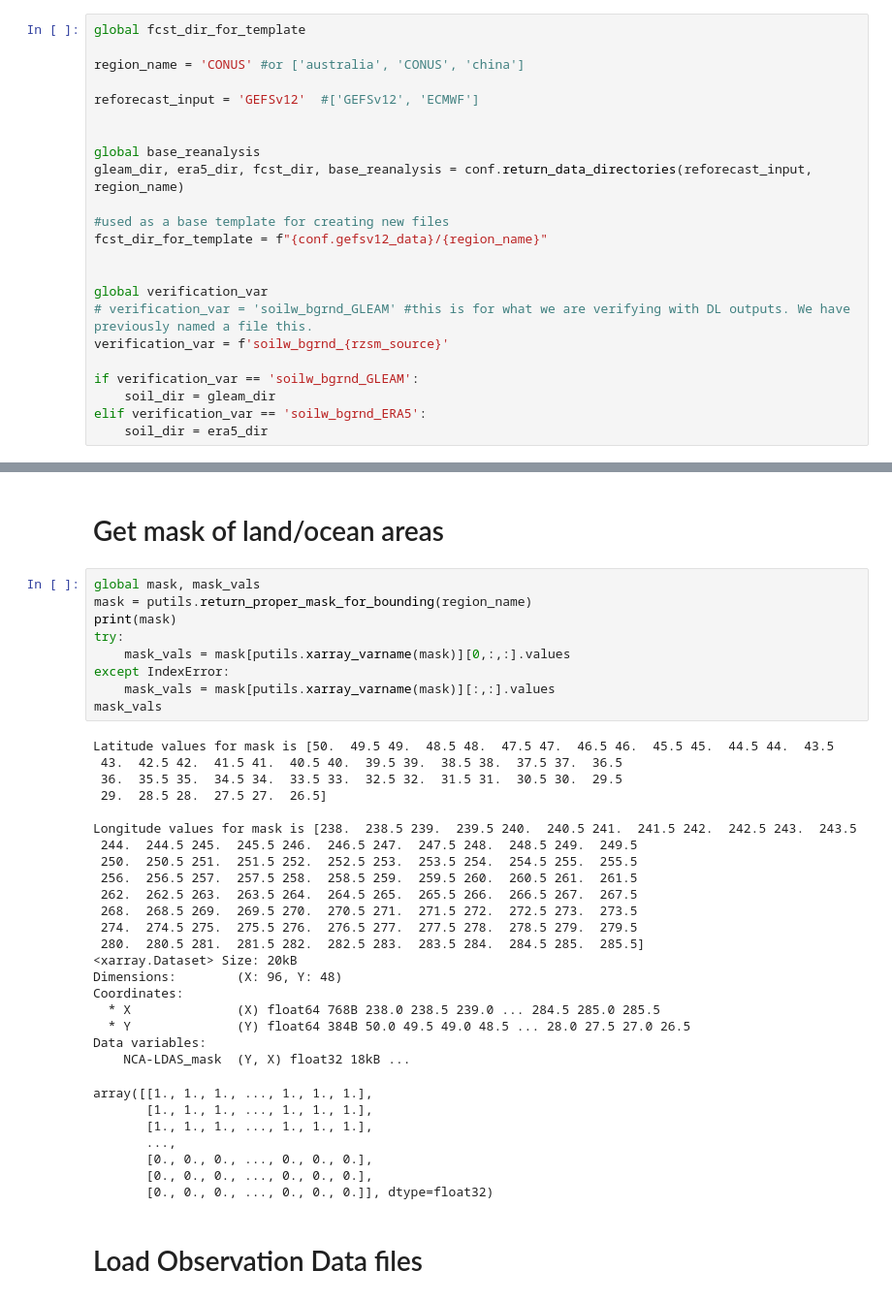
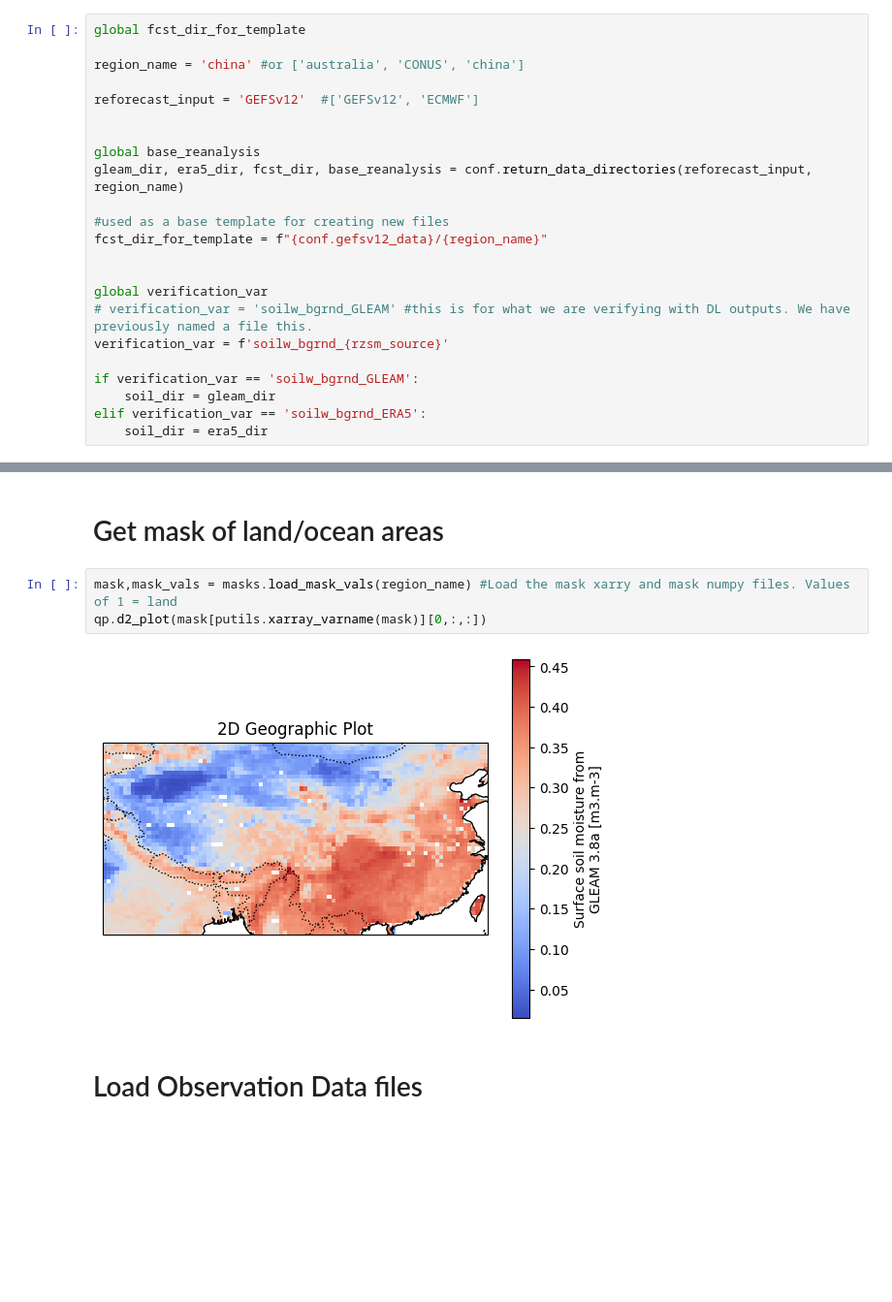
Before and after one commit to kyle-lesinger/dl_dm_rzsm_subseasonal_forecast, a Jupyter notebook: 01A_min_max_each_region&reforecast_v5.ipynb, the cells around one changed output, grey strips where cells are left out. Shown at 97% size. Cells and saved outputs as stored; diff of their text form; blank space fills up the shorter version.

```diff
--- a/01A_min_max_each_region&reforecast_v5.ipynb
+++ b/01A_min_max_each_region&reforecast_v5.ipynb
@@ -58,7 +58,7 @@ rzsm_source = 'GLEAM' #['ERA5','GLEAM']
 # %%
 global fcst_dir_for_template
 
-region_name = 'CONUS' #or ['australia', 'CONUS', 'china']
+region_name = 'china' #or ['australia', 'CONUS', 'china']
 
 reforecast_input = 'GEFSv12'  #['GEFSv12', 'ECMWF']
 
@@ -126,42 +126,10 @@ daily_lags = putils.make_daily_lags()
 # %% [markdown]
 # Get mask of land/ocean areas
 # %%
-global mask, mask_vals
-mask = putils.return_proper_mask_for_bounding(region_name)
-print(mask)
-try:
-    mask_vals = mask[putils.xarray_varname(mask)][0,:,:].values
-except IndexError:
-    mask_vals = mask[putils.xarray_varname(mask)][:,:].values
-mask_vals
+mask,mask_vals = masks.load_mask_vals(region_name) #Load the mask xarry and mask numpy files. Values of 1 = land
+qp.d2_plot(mask[putils.xarray_varname(mask)][0,:,:])
 # %% [output]
-Latitude values for mask is [50.  49.5 49.  48.5 48.  47.5 47.  46.5 46.  45.5 45.  44.5 44.  43.5
- 43.  42.5 42.  41.5 41.  40.5 40.  39.5 39.  38.5 38.  37.5 37.  36.5
- 36.  35.5 35.  34.5 34.  33.5 33.  32.5 32.  31.5 31.  30.5 30.  29.5
- 29.  28.5 28.  27.5 27.  26.5]
-
-Longitude values for mask is [238.  238.5 239.  239.5 240.  240.5 241.  241.5 242.  242.5 243.  243.5
- 244.  244.5 245.  245.5 246.  246.5 247.  247.5 248.  248.5 249.  249.5
- 250.  250.5 251.  251.5 252.  252.5 253.  253.5 254.  254.5 255.  255.5
- 256.  256.5 257.  257.5 258.  258.5 259.  259.5 260.  260.5 261.  261.5
- 262.  262.5 263.  263.5 264.  264.5 265.  265.5 266.  266.5 267.  267.5
- 268.  268.5 269.  269.5 270.  270.5 271.  271.5 272.  272.5 273.  273.5
- 274.  274.5 275.  275.5 276.  276.5 277.  277.5 278.  278.5 279.  279.5
- 280.  280.5 281.  281.5 282.  282.5 283.  283.5 284.  284.5 285.  285.5]
-<xarray.Dataset> Size: 20kB
-Dimensions:        (X: 96, Y: 48)
-Coordinates:
-  * X              (X) float64 768B 238.0 238.5 239.0 ... 284.5 285.0 285.5
-  * Y              (Y) float64 384B 50.0 49.5 49.0 48.5 ... 28.0 27.5 27.0 26.5
-Data variables:
-    NCA-LDAS_mask  (Y, X) float32 18kB ...
-array([[1., 1., 1., ..., 1., 1., 1.],
-       [1., 1., 1., ..., 1., 1., 1.],
-       [1., 1., 1., ..., 1., 1., 1.],
-       ...,
-       [0., 0., 0., ..., 0., 0., 0.],
-       [0., 0., 0., ..., 0., 0., 0.],
-       [0., 0., 0., ..., 0., 0., 0.]], dtype=float32)
+[figure, added]
 # %% [markdown]
 # Load Observation Data files
 # %%
```
Also changed, not shown: parts of 5 cells of this notebook, 14 other files.
